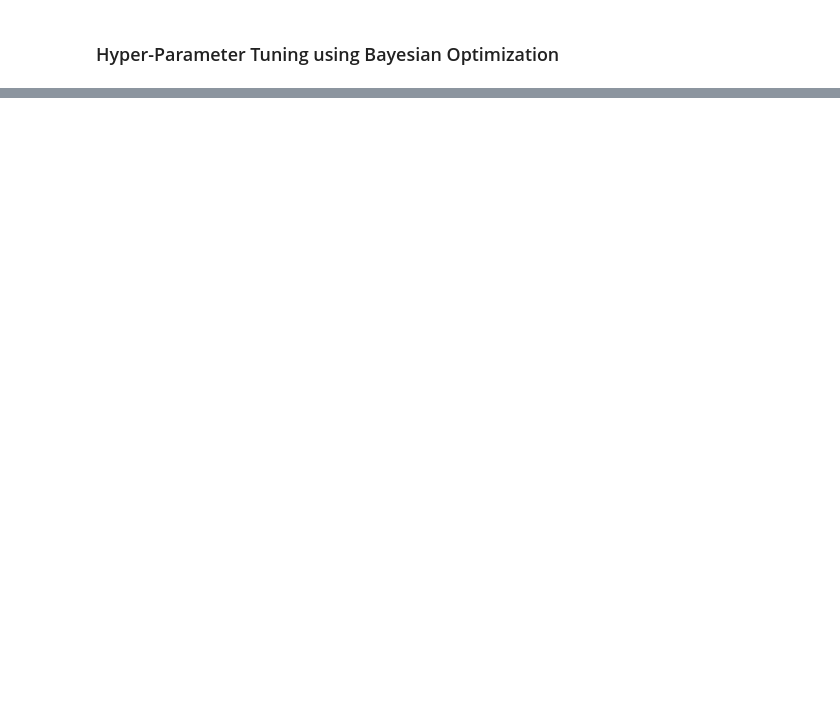
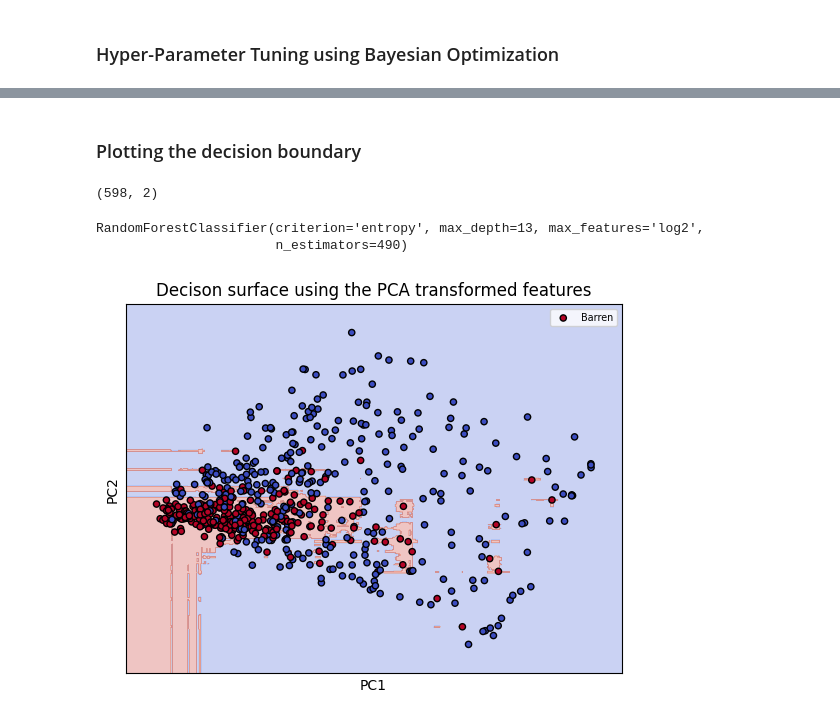
Before and after one commit to phaniram05/zircon-fertility-dsc, a Jupyter notebook: models/Random Forest.ipynb, the cells around one changed output, grey strips where cells are left out. Saved outputs shown, nothing was run; the diff lists cells and outputs as text; code cells hidden in the pictures; blank space fills up the shorter version.

Commit message:
Added decision boundaries

```diff
--- a/models/Random Forest.ipynb
+++ b/models/Random Forest.ipynb
@@ -286,0 +344,2 @@ Accuracy using Bayesian Optimization:  0.94
+# %% [markdown]
+### Plotting the decision boundary
@@ -286,0 +349,48 @@ Accuracy using Bayesian Optimization:  0.94
+# %%
+pca = PCA(n_components = 2)
+
+X_reduced = pca.fit_transform(input_features)
+# %%
+X_reduced.shape
+# %% [output]
+(598, 2)
+# %%
+def make_meshgrid(x, y, h=.02):
+    x_min, x_max = x.min() - 1, x.max() + 1
+    y_min, y_max = y.min() - 1, y.max() + 1
+    xx, yy = np.meshgrid(np.arange(x_min, x_max, h), np.arange(y_min, y_max, h))
+    return xx, yy
+# %%
+def plot_contours(ax, clf, xx, yy, **params):
+    Z = clf.predict(np.c_[xx.ravel(), yy.ravel()])
+    Z = Z.reshape(xx.shape)
+    out = ax.contourf(xx, yy, Z, **params)
+    return out
+# %%
+plot_model = ensemble.RandomForestClassifier(**best_params)
+
+plot_model.fit(X_reduced, output_feature)
+# %% [output]
+RandomForestClassifier(criterion='entropy', max_depth=13, max_features='log2',
+                       n_estimators=490)
+# %%
+fig, ax = plt.subplots(facecolor='white')
+
+# title for the plots
+title = ('Decision surface of Tuned SVC ')
+
+# Set-up grid for plotting.
+X0, X1 = X_reduced[:, 0], X_reduced[:, 1]
+xx, yy = make_meshgrid(X0, X1)
+
+plot_contours(ax, plot_model, xx, yy, cmap=plt.cm.coolwarm, alpha=0.3) # alpha=0.8
+ax.scatter(X0, X1, c=y_test, edgecolors='k', cmap=plt.cm.coolwarm, s=20)
+ax.set_ylabel('PC2')
+ax.set_xlabel('PC1')
+ax.set_xticks(())
+ax.set_yticks(())
+ax.set_title('Decison surface using the PCA transformed features')
+ax.legend(labels=['Barren', 'Fertile'], fontsize="x-small")
+plt.show()
+# %% [output]
+[figure, added]
```
Also changed, not shown: parts of 36 cells of this notebook, 1 other file.
